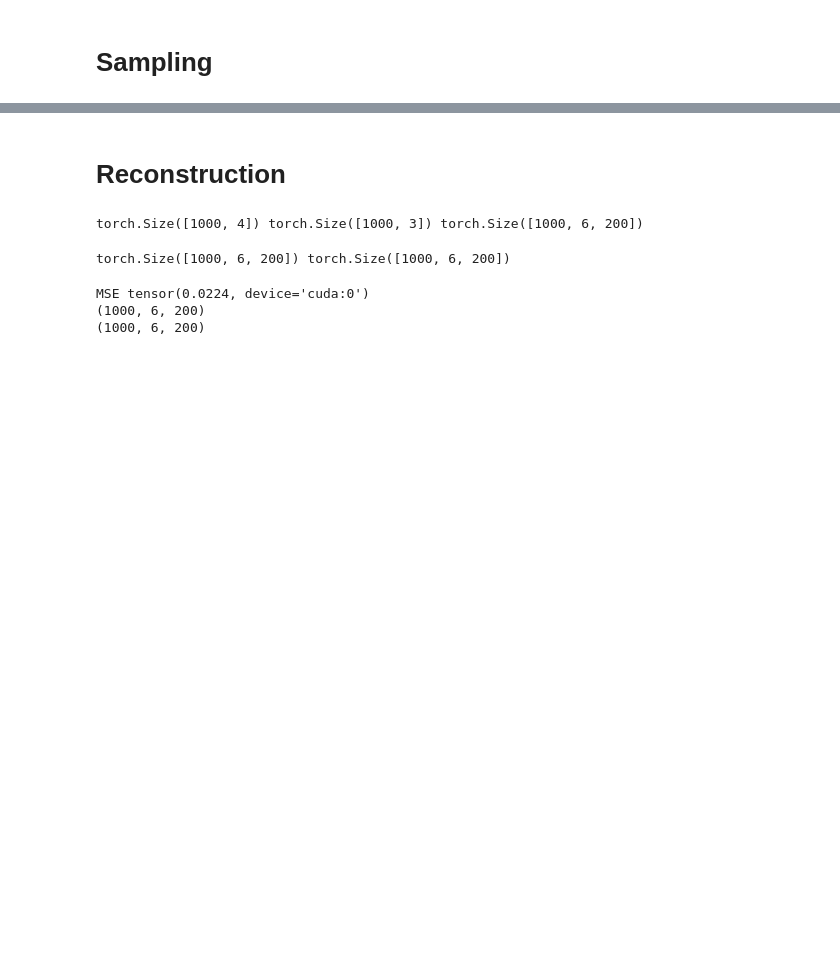
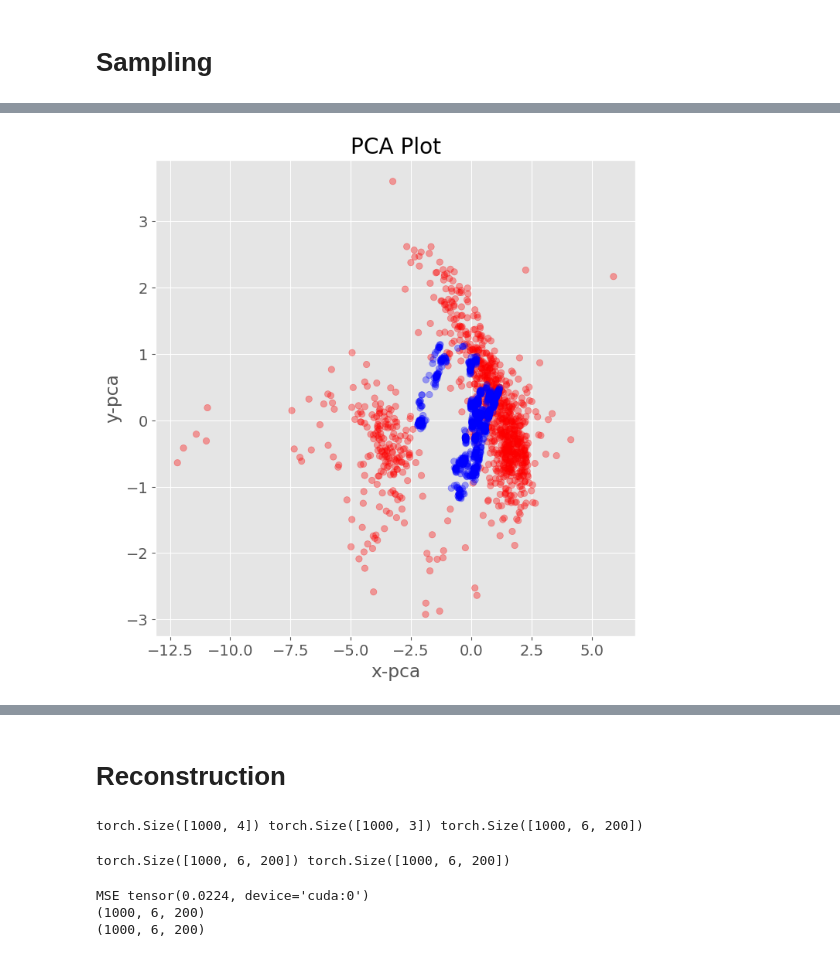
Before and after one commit to SynthAIr/DM_FM_Trajectories, a Jupyter notebook: src/generate_jupiter.ipynb, the cells around one changed output, grey strips where cells are left out. Saved outputs shown, nothing was run; the diff lists cells and outputs as text; code cells hidden in the pictures; blank space fills up the shorter version.

```diff
--- a/src/generate_jupiter.ipynb
+++ b/src/generate_jupiter.ipynb
@@ -149,7 +124,7 @@ KeyError: 'continuous_len'
 # %% [markdown]
 # Sampling
 # %%
-rnd = np.random.randint(0, len(dataset), (1000))
+rnd = np.random.randint(0, len(dataset), (30))
 def generate_samples(dataset, model, k=10, n=10, length=200):
     # Initialize lists to store results for each sample
     all_samples = []
@@ -186,7 +161,7 @@ def generate_samples(dataset, model, k=10, n=10, length=200):
     return all_samples, all_steps
 
 
-samples, steps = generate_samples(dataset, model, 1000, 5)
+samples, steps = generate_samples(dataset, model, 30, 100)
 #print(samples)
 #print(samples.shape)
 #print(len(steps))
@@ -224,7 +215,7 @@ def plot_from_array(t):
 
 # Assuming 'samples' is a list of tensors generated by model.sample
 # Detach and stack samples into a single tensor
-detached_samples = detach_to_tensor(samples).reshape(-1, 4, 200)
+detached_samples = detach_to_tensor(samples).reshape(-1, 6, 200)
 
 # Confirm detached_samples is a tensor and ready for use
 print("Detached samples tensor shape:", detached_samples.shape)
@@ -252,0 +246,82 @@ plot_from_array(reconstructed_traf)
+# %%
+from sklearn.manifold import TSNE
+from sklearn.decomposition import PCA
+import matplotlib.pyplot as plt
+import numpy as np
+
+def data_diversity(ori_data, generated_data, analysis, average_dimension='sequence', max_sample_size=1000):
+    """
+    Data diversity assessment using PCA or t-SNE for original & synthetic distribution visualization.
+
+    Inputs:
+        - ori_data (array): original data
+        - synthetic_data (array): synthetic data
+        - analysis_type (str): PCA or t-SNE
+        - average_dimension (string): flatten along 'sequence' or 'samples' dimension
+        - max_sample_size (int): maximum sample size for computational speed
+    """
+    plt.figure(figsize=(8, 8))
+    plt.rcParams.update({'font.size': 14})
+
+    # Determine the analysis sample size (minimum of 1000 or the length of the original data)
+    anal_sample_no = min(max_sample_size, len(ori_data))
+
+    # Randomly permute indices for data preprocessing
+    idx = np.random.permutation(len(ori_data))[:anal_sample_no]
+
+    # Convert original and generated data to numpy arrays and select a subset based on indices
+    ori_data, generated_data = np.asarray(ori_data)[idx], np.asarray(generated_data)[idx]
+
+    if average_dimension =='sequence':
+        # Compute the mean along the sequence length dimension for both datasets
+        prep_data = np.mean(ori_data[:, :, :], axis=1)
+        prep_data_hat = np.mean(generated_data[:, :, :], axis=1)
+
+    elif average_dimension =='samples':
+        prep_data = np.mean(ori_data[:, :, :], axis=2)
+        prep_data_hat = np.mean(generated_data[:, :, :], axis=2)
+
+    else:
+        prep_data = ori_data.reshape(ori_data.shape[0], -1)
+        prep_data_hat = generated_data.reshape(generated_data.shape[0], -1)
+
+    # Define colors for visualization (red for original, blue for synthetic)
+    colors = ["red"] * anal_sample_no + ["blue"] * anal_sample_no
+
+    # Perform analysis based on user choice (PCA or t-SNE)
+    if analysis == 'PCA':
+        # Apply PCA to both original and synthetic data
+        pca_results = PCA(n_components=2).fit_transform(prep_data)
+        pca_hat_results = PCA(n_components=2).fit_transform(prep_data_hat)
+
+        # Plot PCA results
+        plt.scatter(pca_results[:, 0], pca_results[:, 1], c=colors[:anal_sample_no], alpha=0.35, label="Original")
+        plt.scatter(pca_hat_results[:, 0], pca_hat_results[:, 1], c=colors[anal_sample_no:], alpha=0.35, label="Synthetic")
+
+    elif analysis == 't-SNE':
+        # Combine preprocessed data for t-SNE analysis
+        prep_data_final = np.concatenate((prep_data, prep_data_hat), axis=0)
+
+        # Apply t-SNE to combined data
+        tsne_results = TSNE(n_components=2, verbose=1, perplexity=40, n_iter=300).fit_transform(prep_data_final)
+
+        # Plot t-SNE results
+        plt.scatter(tsne_results[:anal_sample_no, 0], tsne_results[:anal_sample_no, 1], c=colors[:anal_sample_no], alpha=0.35, label="Original")
+        plt.scatter(tsne_results[anal_sample_no:, 0], tsne_results[anal_sample_no:, 1], c=colors[anal_sample_no:], alpha=0.35, label="Synthetic")
+
+    # Add legend and labels to the plot
+    # plt.legend()
+    plt.title('PCA Plot' if analysis == 'PCA' else 't-SNE Plot')
+    plt.xlabel('x-pca' if analysis == 'PCA' else 'x-tsne')
+    plt.ylabel('y-pca' if analysis == 'PCA' else 'y-tsne')
+    plt.savefig('diversity', dpi=400, bbox_inches='tight')
+
+    # Display the plot
+    plt.show()
+
+print(decoded.shape)
+data_diversity(dataset[:3000][0][:,:2,:], reco_x.reshape(3000, 6, 200)[:,:2,:], 'PCA', 'sequence')
+data_diversity(dataset[:3000][0][:,:2,:], reco_x.reshape(3000, 6, 200)[:,:2,:], 'PCA', 'samples')
+data_diversity(dataset[:3000][0][:,:2,:], reco_x.reshape(3000, 6, 200)[:,:2,:], 'PCA')
+data_diversity(dataset[:3000][0][:,:2,:], reco_x.reshape(3000, 6, 200)[:,:2,:], 't-SNE')
+# %% [output]
@@ -252,0 +329 @@ plot_from_array(reconstructed_traf)
+[figure, added]
```
Also changed, not shown: parts of 6 cells of this notebook.
